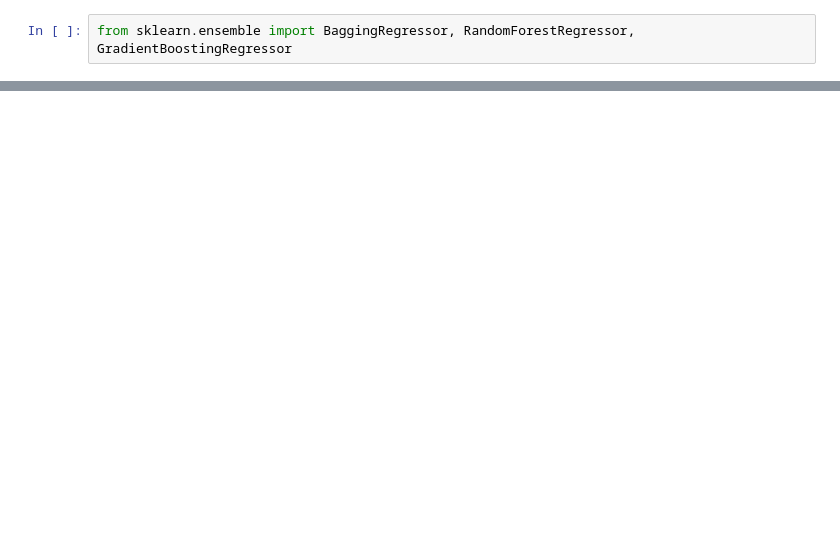
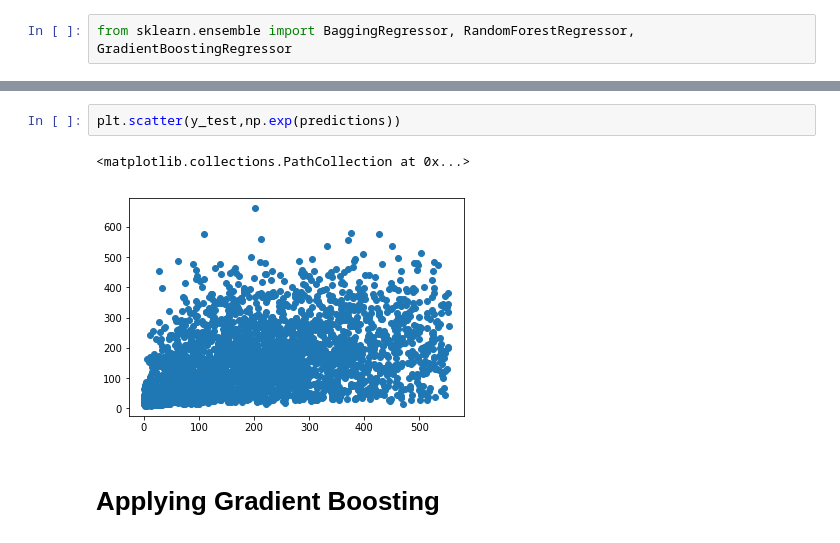
Before and after one commit to afrazahmad21/BikeSharingDemands, a Jupyter notebook: milestone1.ipynb, the cells around one changed output, grey strips where cells are left out. Saved outputs shown, nothing was run; the diff lists cells and outputs as text; blank space fills up the shorter version.

```diff
--- a/milestone1.ipynb
+++ b/milestone1.ipynb
@@ -753,0 +756,7 @@ print ("RMSLE Value: ",rmsle(y_test,np.exp(predictions)))
+# %%
+plt.scatter(y_test,np.exp(predictions))
+# %% [output]
+<matplotlib.collections.PathCollection at 0x...>
+[figure, added]
+# %% [markdown]
+# Applying Gradient Boosting
```
Also changed, not shown: parts of 33 cells of this notebook.
